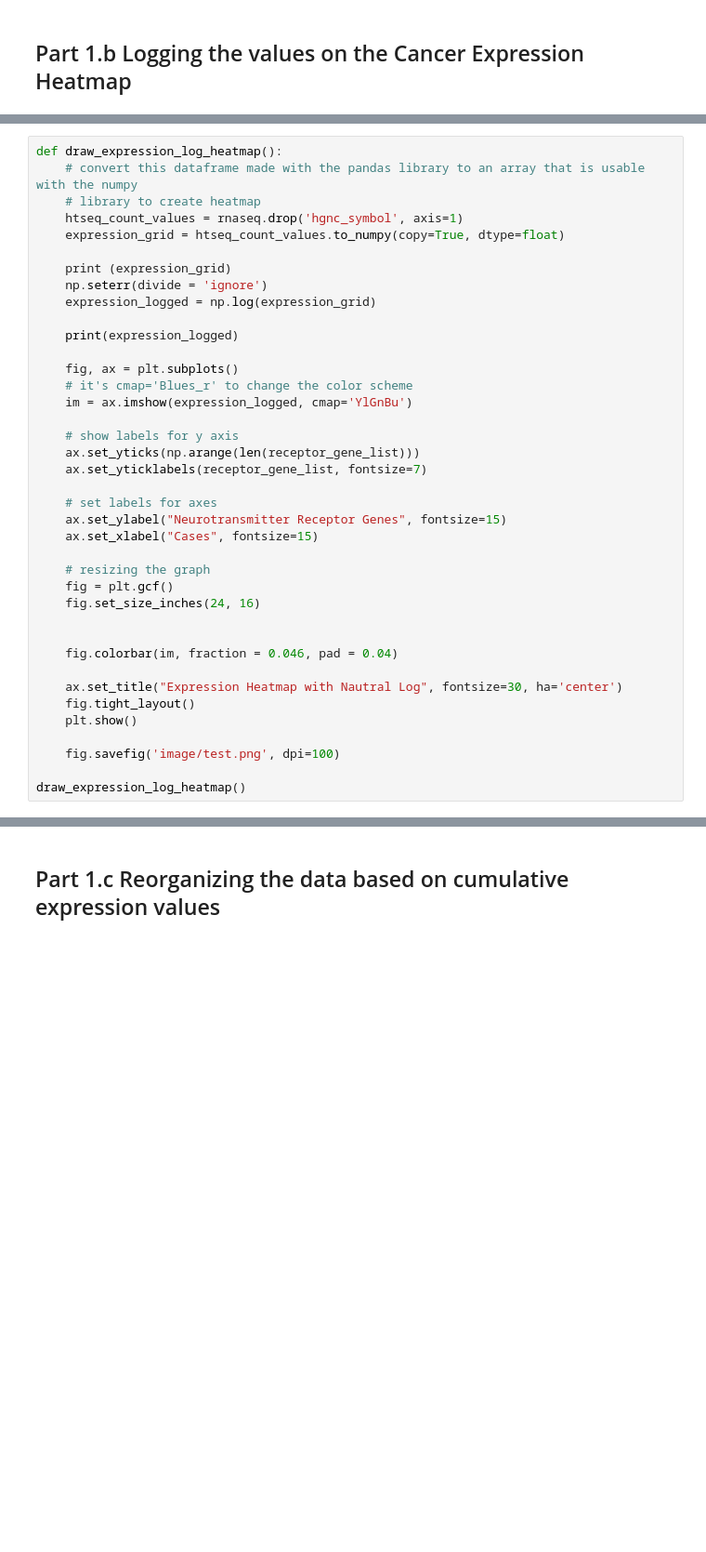
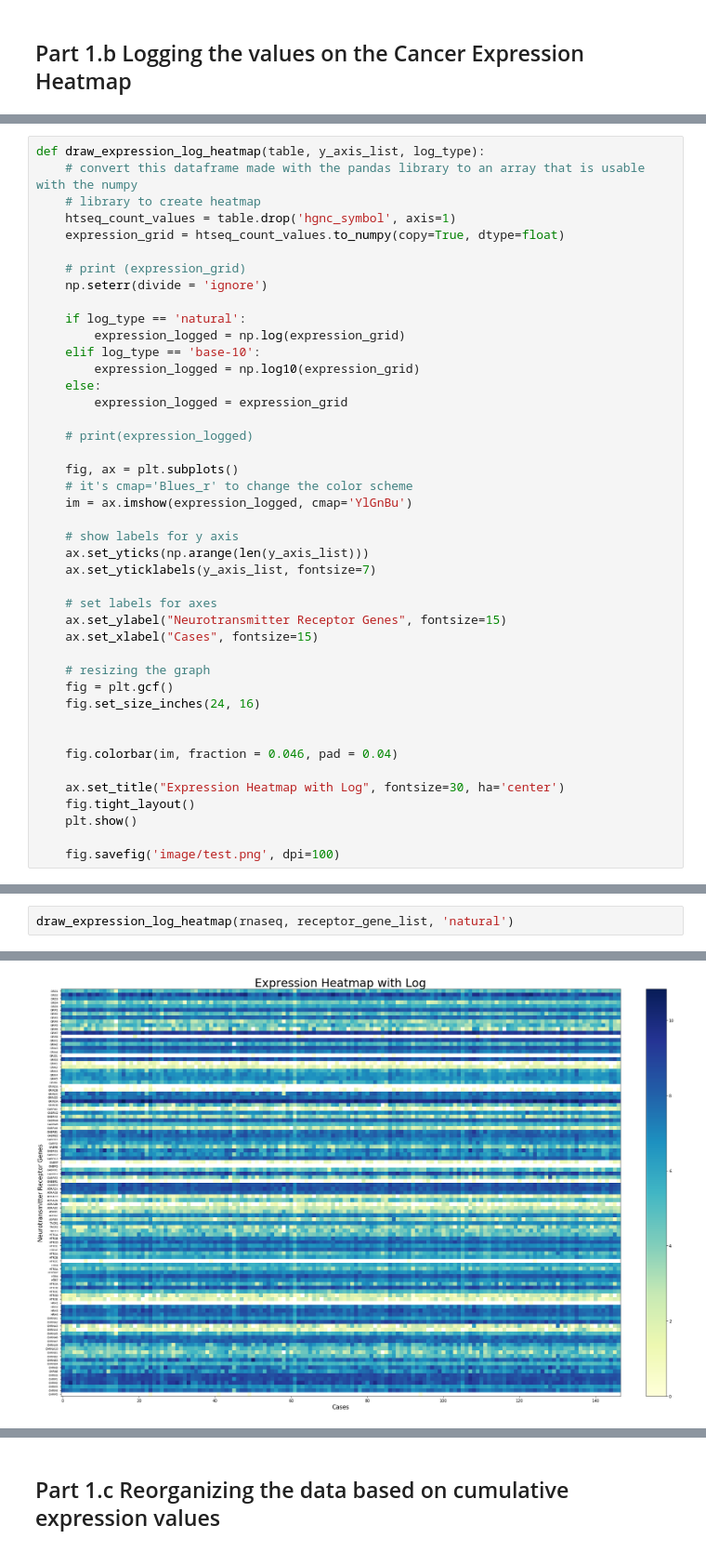
Before and after one commit to sophiaho/broad-work, a Jupyter notebook: cancer_expression_heatmap.ipynb, the cells around one changed output, grey strips where cells are left out. Shown at 93% size. Cells and saved outputs as stored; diff of their text form; blank space fills up the shorter version.

```diff
--- a/cancer_expression_heatmap.ipynb
+++ b/cancer_expression_heatmap.ipynb
@@ -205,23 +207,29 @@ Here I'm trying out a natural log version of the values in this heatmap, to see
 # %%
-def draw_expression_log_heatmap():
+def draw_expression_log_heatmap(table, y_axis_list, log_type):
     # convert this dataframe made with the pandas library to an array that is usable with the numpy
     # library to create heatmap
-    htseq_count_values = rnaseq.drop('hgnc_symbol', axis=1)
+    htseq_count_values = table.drop('hgnc_symbol', axis=1)
     expression_grid = htseq_count_values.to_numpy(copy=True, dtype=float)
 
-    print (expression_grid)
+    # print (expression_grid)
     np.seterr(divide = 'ignore')
-    expression_logged = np.log(expression_grid)
 
-    print(expression_logged)
+    if log_type == 'natural':
+        expression_logged = np.log(expression_grid)
+    elif log_type == 'base-10':
+        expression_logged = np.log10(expression_grid)
+    else:
+        expression_logged = expression_grid
+
+    # print(expression_logged)
 
     fig, ax = plt.subplots()
     # it's cmap='Blues_r' to change the color scheme
     im = ax.imshow(expression_logged, cmap='YlGnBu')
 
     # show labels for y axis
-    ax.set_yticks(np.arange(len(receptor_gene_list)))
-    ax.set_yticklabels(receptor_gene_list, fontsize=7)
+    ax.set_yticks(np.arange(len(y_axis_list)))
+    ax.set_yticklabels(y_axis_list, fontsize=7)
 
     # set labels for axes
     ax.set_ylabel("Neurotransmitter Receptor Genes", fontsize=15)
@@ -234,10 +242,8 @@ def draw_expression_log_heatmap():
 
     fig.colorbar(im, fraction = 0.046, pad = 0.04)
 
-    ax.set_title("Expression Heatmap with Nautral Log", fontsize=30, ha='center')
+    ax.set_title("Expression Heatmap with Log", fontsize=30, ha='center')
     fig.tight_layout()
     plt.show()
 
     fig.savefig('image/test.png', dpi=100)
-
-draw_expression_log_heatmap()
@@ -259,0 +252,3 @@ draw_expression_log_heatmap()
+# %%
+draw_expression_log_heatmap(rnaseq, receptor_gene_list, 'natural')
+# %% [output]
@@ -259,0 +269 @@ draw_expression_log_heatmap()
+[figure, added]
```
Also changed, not shown: parts of 47 cells of this notebook.
